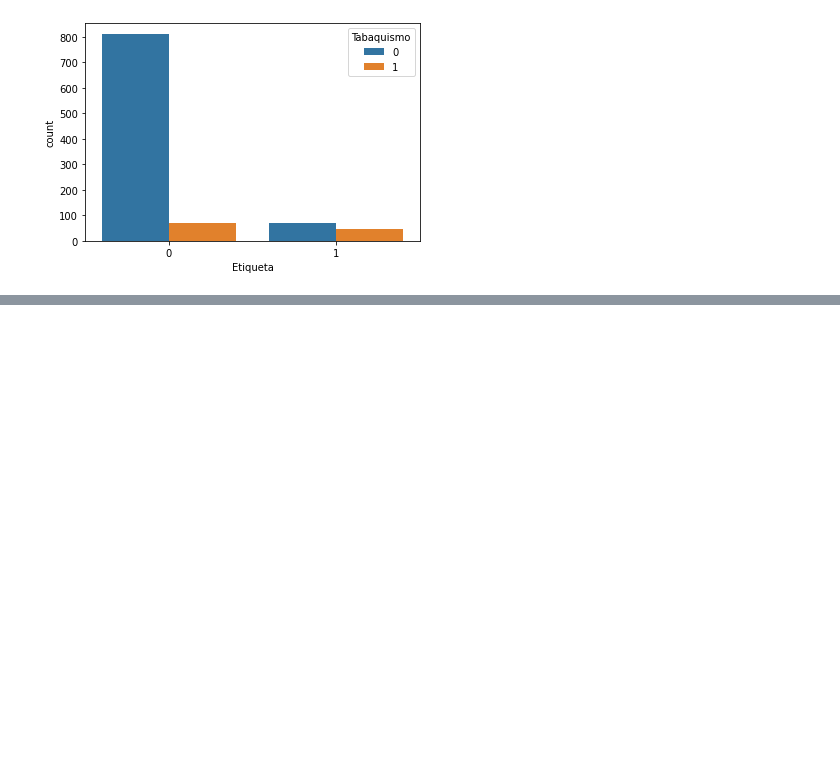
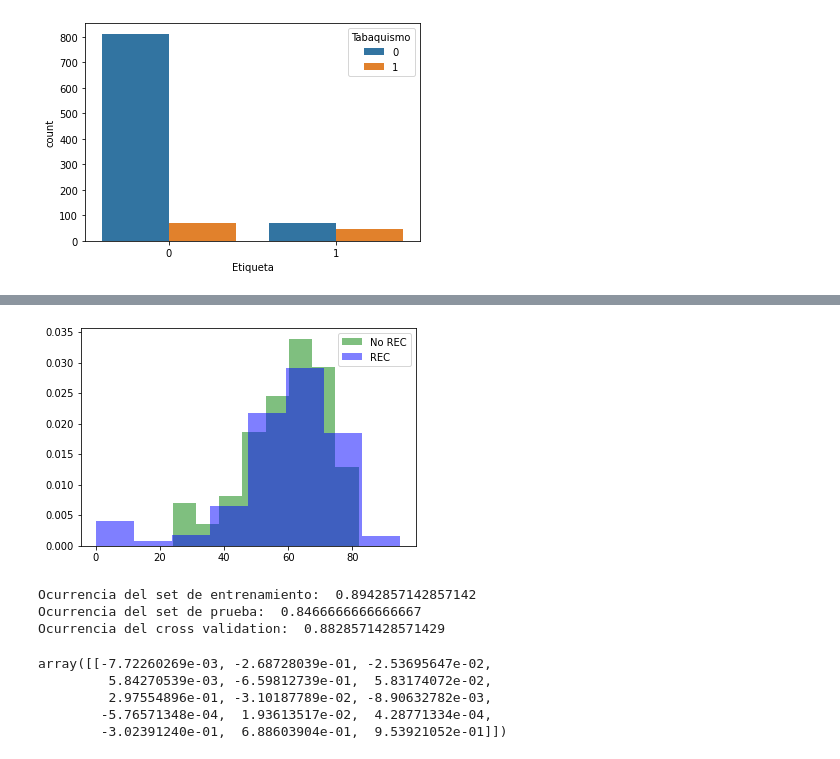
Before and after one commit to villadasonia/Lenguaje-de-Maquina, a Jupyter notebook: SignosVitales.ipynb, the cells around one changed output, grey strips where cells are left out. Cells and saved outputs as stored; diff of their text form; code cells hidden in the pictures; blank space fills up the shorter version.

```diff
--- a/SignosVitales.ipynb
+++ b/SignosVitales.ipynb
@@ -69,0 +95,12 @@ sns.countplot(x="Etiqueta", hue="Tabaquismo", data=df);
+# %%
+x1 = df.Edad[df.Etiqueta==1]
+x2 = df[df.Etiqueta==0]['Edad']
+
+# Normalizamos
+kwargs = dict(alpha=0.5, bins=8, density=True, stacked=True)  # 8 bins for 8 groups por edad, 0 -10 , 11 - 20, ...
+
+plt.hist(x1, **kwargs, color='g', label='No REC');      # verde
+plt.hist(x2, **kwargs, color='b', label='REC');   # azul
+plt.legend();
+# %% [output]
+[figure, added]
@@ -69,0 +113,30 @@ sns.countplot(x="Etiqueta", hue="Tabaquismo", data=df);
+# %%
+model = LogisticRegression(solver='lbfgs',max_iter=1000) #, C= 1e9
+
+model.fit(X_train, y_train)
+
+predictions = model.predict(X_test)    ## predictions are binary classes (0 or 1)
+
+accuracyTrain = model.score(X_train, y_train)
+accuracyTest = model.score(X_test, y_test)
+
+print("Ocurrencia del set de entrenamiento: ", accuracyTrain)
+print("Ocurrencia del set de prueba: ", accuracyTest)
+
+from sklearn.model_selection import cross_val_score
+
+scores = cross_val_score(model, X_train, y_train, cv=5).mean()
+
+print("Ocurrencia del cross validation: ", scores)
+# %% [output]
+Ocurrencia del set de entrenamiento:  0.8942857142857142
+Ocurrencia del set de prueba:  0.8466666666666667
+Ocurrencia del cross validation:  0.8828571428571429
+# %%
+model.coef_
+# %% [output]
+array([[-7.72260269e-03, -2.68728039e-01, -2.53695647e-02,
+         5.84270539e-03, -6.59812739e-01,  5.83174072e-02,
+         2.97554896e-01, -3.10187789e-02, -8.90632782e-03,
+        -5.76571348e-04,  1.93613517e-02,  4.28771334e-04,
+        -3.02391240e-01,  6.88603904e-01,  9.53921052e-01]])
```
Also changed, not shown: parts of 6 cells of this notebook.
